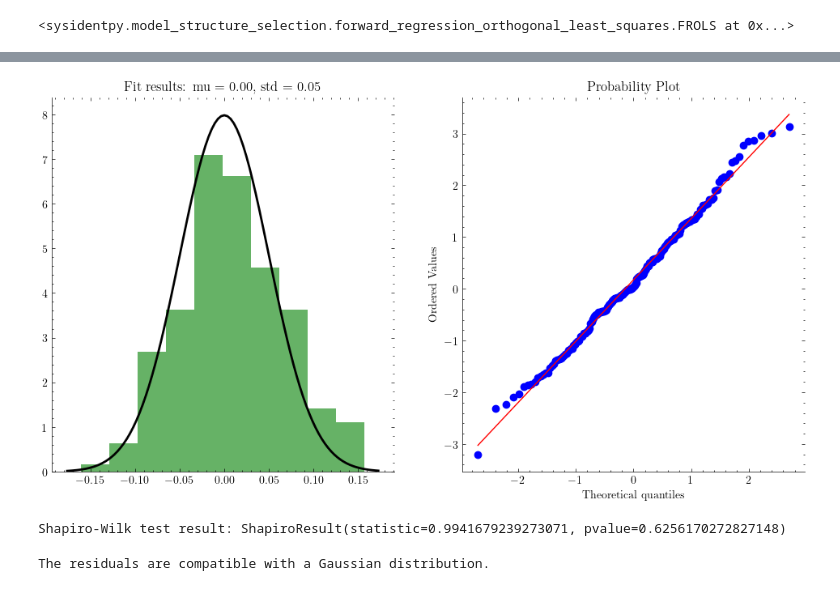
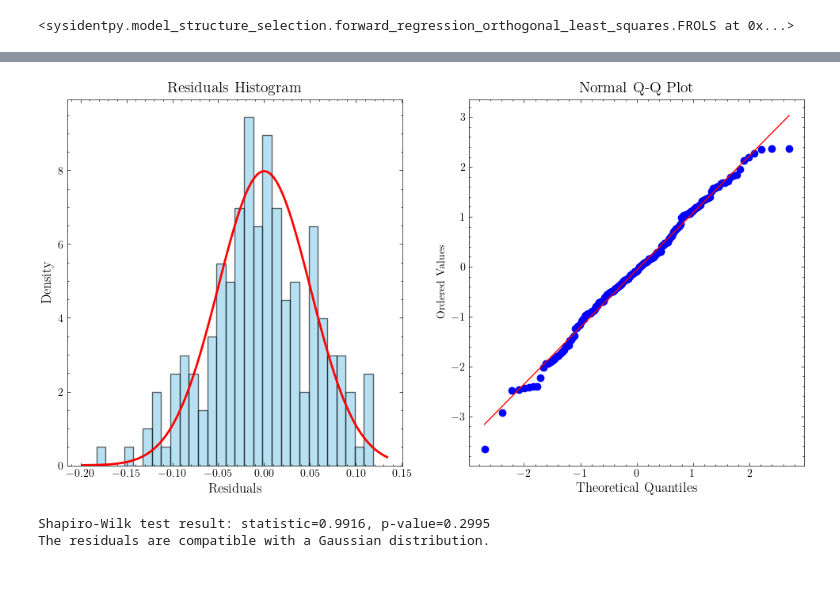
Before and after one commit to DTU-Teaching/Industrial-IoT-For-Digitization-Of-Electronic-Assets-2024, a Jupyter notebook: Module 3/code/Build an ARX model.ipynb, the cells around one changed output, grey strips where cells are left out. Saved outputs shown, nothing was run; the diff lists cells and outputs as text; code cells hidden in the pictures.

```diff
--- a/Module 3/code/Build an ARX model.ipynb
+++ b/Module 3/code/Build an ARX model.ipynb
@@ -199,49 +200,54 @@ plt.show()
 # %%
-import numpy as np
+from matplotlib.backends.backend_pdf import PdfPages
 import scipy.stats as stats
-import matplotlib.pyplot as plt
 
-# Assuming y and yhat are your actual and predicted values, which should be numpy arrays
-# Calculate residuals
 residuals = y_test - yhat
 
 # Shapiro-Wilk test for normality
 shapiro_test = stats.shapiro(residuals)
 
 # Compare with a Gaussian distribution
 mu = 0
 sigma = 0.05
 z_scores = (residuals - mu) / sigma
 
-# Plotting
+# Creating a PDF file to save plots
+pdf = PdfPages("../img/residuals_analysis.pdf")
+
+# Plotting in a more aesthetic manner
 plt.figure(figsize=(12, 6))
 
 # Histogram of the residuals
 plt.subplot(1, 2, 1)
-plt.hist(residuals, bins=10, density=True, alpha=0.6, color='g')
+plt.hist(residuals, bins=30, density=True, alpha=0.6, color='skyblue', edgecolor='black')
 xmin, xmax = plt.xlim()
 x = np.linspace(xmin, xmax, 100)
 p = stats.norm.pdf(x, mu, sigma)
-plt.plot(x, p, 'k', linewidth=2)
-title = "Fit results: mu = %.2f,  std = %.2f" % (mu, sigma)
-plt.title(title)
+plt.plot(x, p, 'r', linewidth=2)
+plt.title("Residuals Histogram", fontsize=14)
+plt.xlabel("Residuals", fontsize=12)
+plt.ylabel("Density", fontsize=12)
 
 # QQ plot
 plt.subplot(1, 2, 2)
 stats.probplot(z_scores, dist="norm", plot=plt)
+plt.title("Normal Q-Q Plot", fontsize=14)
+plt.xlabel("Theoretical Quantiles", fontsize=12)
+
+# Saving the figure to PDF
+pdf.savefig()
 plt.show()
+plt.close()
+
+# Closing the PDF object
+pdf.close()
 
 # Output the results of the Shapiro-Wilk test
-print("Shapiro-Wilk test result:", shapiro_test)
+shapiro_result = f"Shapiro-Wilk test result: statistic={shapiro_test[0]:.4f}, p-value={shapiro_test[1]:.4f}"
+compatibility_result = "The residuals are compatible with a Gaussian distribution." if shapiro_test[1] > 0.05 else "The residuals are not compatible with a Gaussian distribution."
+print(f"Shapiro-Wilk test result: statistic={shapiro_test[0]:.4f}, p-value={shapiro_test[1]:.4f}")
+print("The residuals are compatible with a Gaussian distribution." if shapiro_test[1] > 0.05 else "The residuals are not compatible with a Gaussian distribution.")
 # %% [output]
-[figure, old version]
+[figure, new version]
-Shapiro-Wilk test result: ShapiroResult(statistic=0.9941679239273071, pvalue=0.6256170272827148)
+Shapiro-Wilk test result: statistic=0.9916, p-value=0.2995
+The residuals are compatible with a Gaussian distribution.
-# %%
-# Determine if residuals are compatible with Gaussian distribution
-p_value_threshold = 0.05
-if shapiro_test[1] > p_value_threshold:
-    print("The residuals are compatible with a Gaussian distribution.")
-else:
-    print("The residuals are not compatible with a Gaussian distribution.")
-# %% [output]
-The residuals are compatible with a Gaussian distribution.
```
Also changed, not shown: parts of 7 cells of this notebook, 5 other files.
